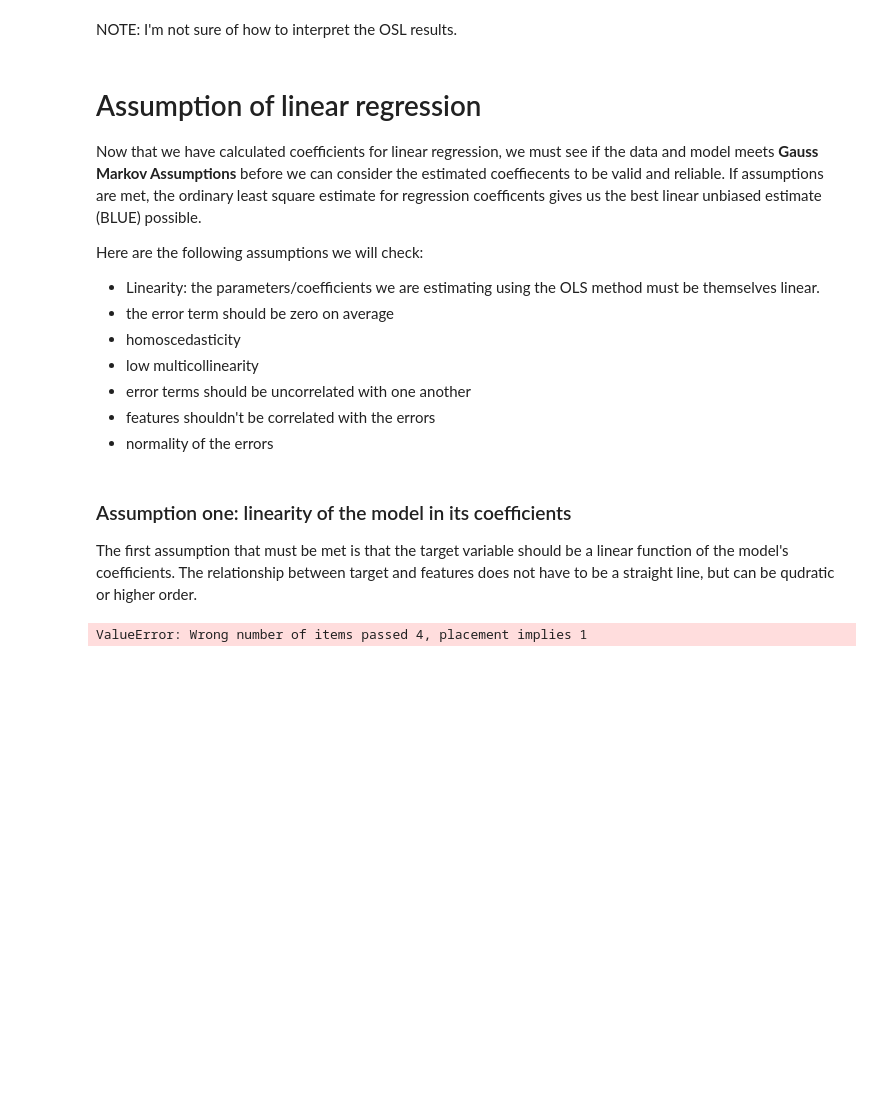
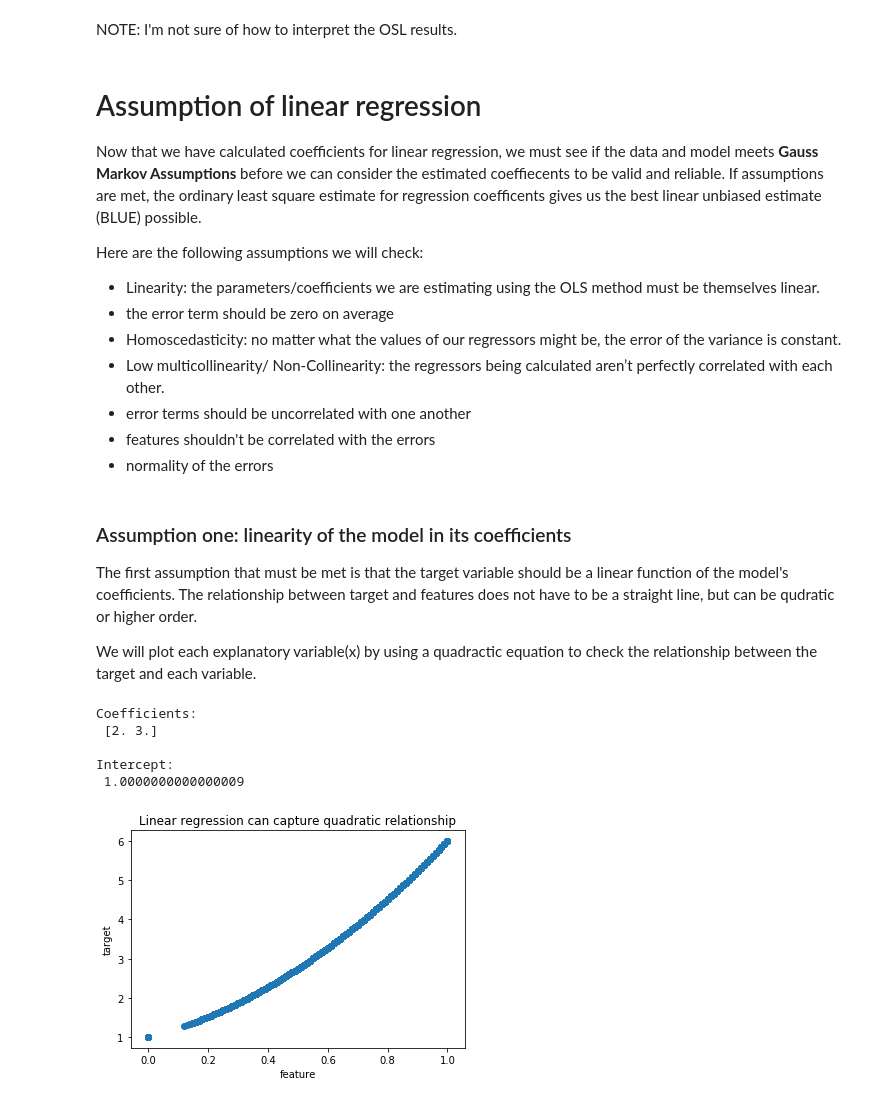
Before and after one commit to tsaw8/Thinkful_Project, a Jupyter notebook: Module 19: Supervised learning: solving regression problems/3.Meeting (and not meeting) the assumptions of linear regression (weatherinszeged_df).ipynb, the cells around one changed output. Saved outputs shown, nothing was run; the diff lists cells and outputs as text; code cells hidden in the pictures; blank space fills up the shorter version.

Commit message:
Completed OSL assumption check

```diff
--- a/Module 19: Supervised learning: solving regression problems/3.Meeting (and not meeting) the assumptions of linear regression (weatherinszeged_df).ipynb
+++ b/Module 19: Supervised learning: solving regression problems/3.Meeting (and not meeting) the assumptions of linear regression (weatherinszeged_df).ipynb
@@ -287,8 +287,8 @@ Now that we have calculated coefficients for linear regression, we must see if t
 Here are the following assumptions we will check:
  - Linearity: the parameters/coefficients we are estimating using the OLS method must be themselves linear.
  - the error term should be zero on average
- - homoscedasticity
- - low multicollinearity
+ - Homoscedasticity: no matter what the values of our regressors might be, the error of the variance is constant.
+ - Low multicollinearity/ Non-Collinearity: the regressors being calculated aren’t perfectly correlated with each other.
  - error terms should be uncorrelated with one another
  - features shouldn't be correlated with the errors
  - normality of the errors
@@ -296,41 +296,48 @@ Here are the following assumptions we will check:
 ### Assumption one: linearity of the model in its coefficients
 
 The first assumption that must be met is that the target variable should be a linear function of the model's coefficients. The relationship between target and features does not have to be a straight line, but can be qudratic or higher order.
+
+We will plot each explanatory variable(x) by using a quadractic equation to check the relationship between the target and each variable.
 # %%
 # Y is the target variable
 Y = df['temperature']
 # X is the feature set which includes
 
-X = df[['humidity','windspeed','windbearing','pressure']]
+X = df[['humidity']]
 
 # create df for checking linearity of coefficients
 df_1 = df.copy()
 
 df_1['X'] = X
 
 df_1['X_sq'] = df_1['X']**2
 
 # this is our equation: Y = 1 + 2*X + 3*X^2
 df_1["Y"] = 1 + 2*df_1["X"] + 3*df_1["X_sq"]
 
 # we fit a linear regression where target is Y
 # and features are X and X^2
 lrm_example = linear_model.LinearRegression()
 lrm_example.fit(df_1[["X","X_sq"]],df_1["Y"])
 
 # predictions of the linear regression
 predictions = lrm_example.predict(df_1[["X","X_sq"]])
 
 # we print the estimated coefficients
 print('\nCoefficients: \n', lrm_example.coef_)
 print('\nIntercept: \n', lrm_example.intercept_)
 
 # we plot the estimated Y and X
 # the relationship should be quadratic
 plt.scatter(df_1["X"], predictions)
 plt.xlabel("feature")
 plt.ylabel("target")
 plt.title('Linear regression can capture quadratic relationship')
 plt.show()
 # %% [output]
-ValueError: Wrong number of items passed 4, placement implies 1
+Coefficients:
+ [2. 3.]
+
+Intercept:
+ 1.0000000000000009
+[figure, added]
```
Also changed, not shown: parts of 26 cells of this notebook.
